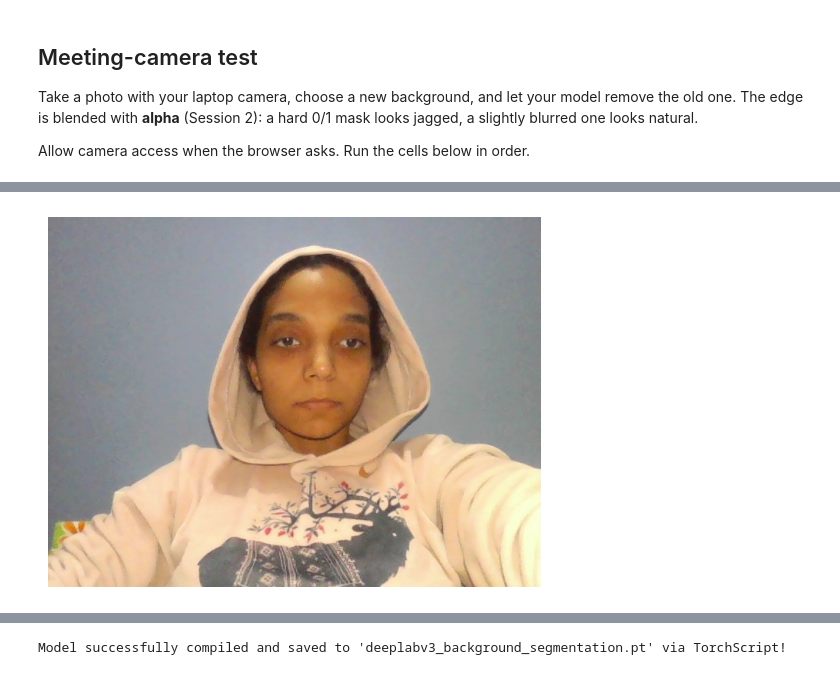
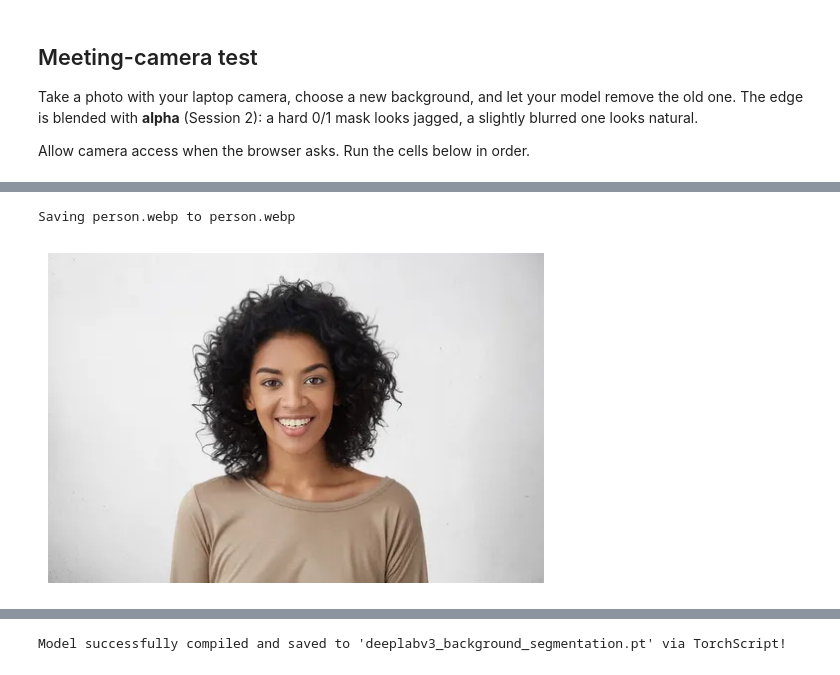
Before and after one commit to Rufaida-Kassem/background_changer, a Jupyter notebook: notebook/Rufaida_Task2_Background_Removal_Task.ipynb, the cells around one changed output, grey strips where cells are left out. Cells and saved outputs as stored; diff of their text form; code cells hidden in the pictures.

```diff
--- a/notebook/Rufaida_Task2_Background_Removal_Task.ipynb
+++ b/notebook/Rufaida_Task2_Background_Removal_Task.ipynb
@@ -239,36 +297,39 @@ from base64 import b64decode
 
 def take_photo(filename="photo.jpg", quality=0.9):
     js = Javascript('''
       async function takePhoto(quality) {
         const div = document.createElement('div');
         const btn = document.createElement('button');
         btn.textContent = 'Capture'; div.appendChild(btn);
         const video = document.createElement('video');
         video.style.display = 'block';
         const stream = await navigator.mediaDevices.getUserMedia({video: true});
         document.body.appendChild(div); div.appendChild(video);
         video.srcObject = stream; await video.play();
         google.colab.output.setIframeHeight(document.documentElement.scrollHeight, true);
         await new Promise((resolve) => btn.onclick = resolve);
         const canvas = document.createElement('canvas');
         canvas.width = video.videoWidth; canvas.height = video.videoHeight;
         canvas.getContext('2d').drawImage(video, 0, 0);
         stream.getVideoTracks()[0].stop(); div.remove();
         return canvas.toDataURL('image/jpeg', quality);
       }
     ''')
     display(js)
     data = eval_js("takePhoto({})".format(quality))
     with open(filename, "wb") as f:
         f.write(b64decode(data.split(",")[1]))
     return filename
 
-frame_path = take_photo()
-frame = cv2.cvtColor(cv2.imread(frame_path), cv2.COLOR_BGR2RGB)
+# frame_path = take_photo()
+from google.colab import files
+up = files.upload()                              # pick any picture
+frame = cv2.cvtColor(cv2.imread(next(iter(up))), cv2.COLOR_BGR2RGB)
 plt.imshow(frame); plt.axis("off"); plt.show()
 # %% [output]
 [interactive output not drawn]
+Saving person.webp to person.webp
-[figure, old version]
+[figure, new version]
 # %%
 # [colab-only] choose the new background: "upload" your own picture, "blur" the real room, or a flat "color"
 BACKGROUND = "upload"
```
Also changed, not shown: parts of 10 cells of this notebook.
